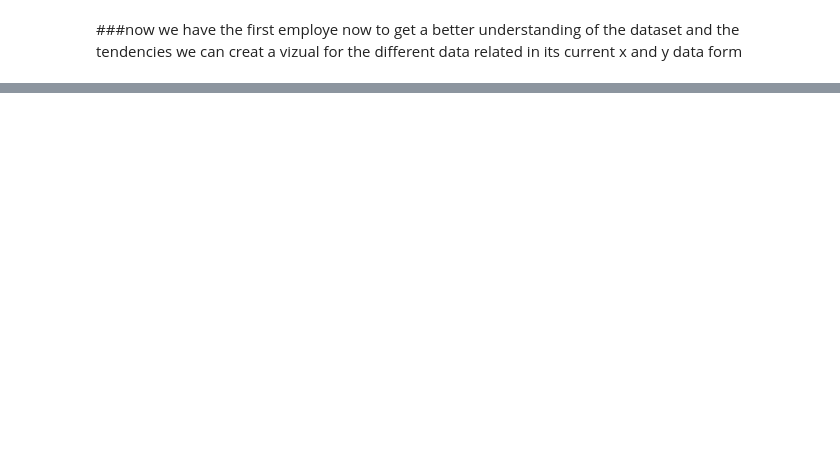
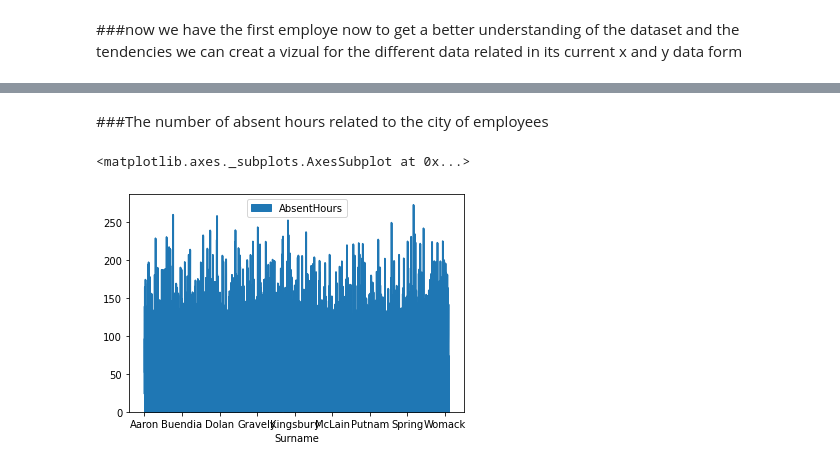
Before and after one commit to TrshDesigns/Data-science-practice, a Jupyter notebook: HR_datascience.ipynb, the cells around one changed output, grey strips where cells are left out. Cells and saved outputs as stored; diff of their text form; code cells hidden in the pictures; blank space fills up the shorter version.

```diff
--- a/HR_datascience.ipynb
+++ b/HR_datascience.ipynb
@@ -40,0 +46,7 @@ NameError: ignored
+# %% [markdown]
+###The number of absent hours related to the city of employees
+# %%
+hrd.groupby('Surname').agg({'AbsentHours' : 'max'}).plot.area()
+# %% [output]
+<matplotlib.axes._subplots.AxesSubplot at 0x...>
+[figure, added]
```
Also changed, not shown: parts of 7 cells of this notebook.
